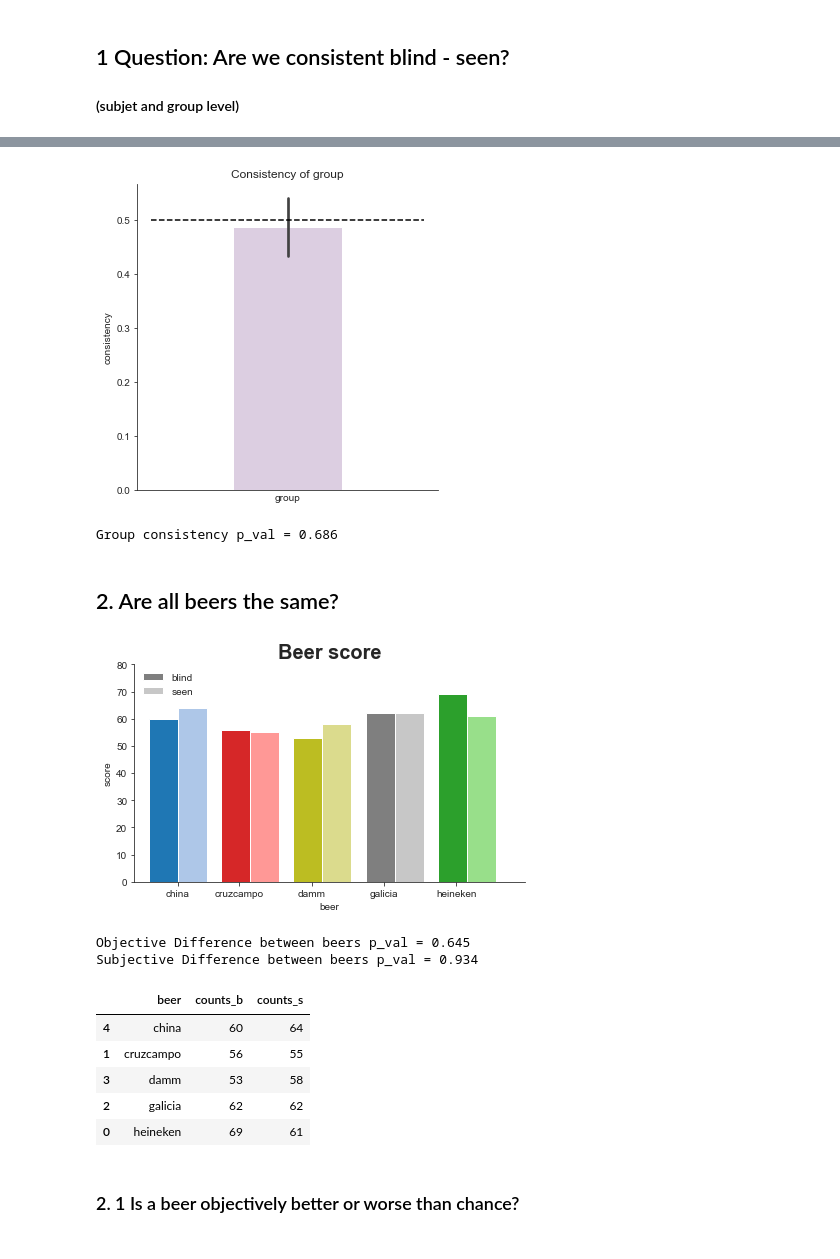
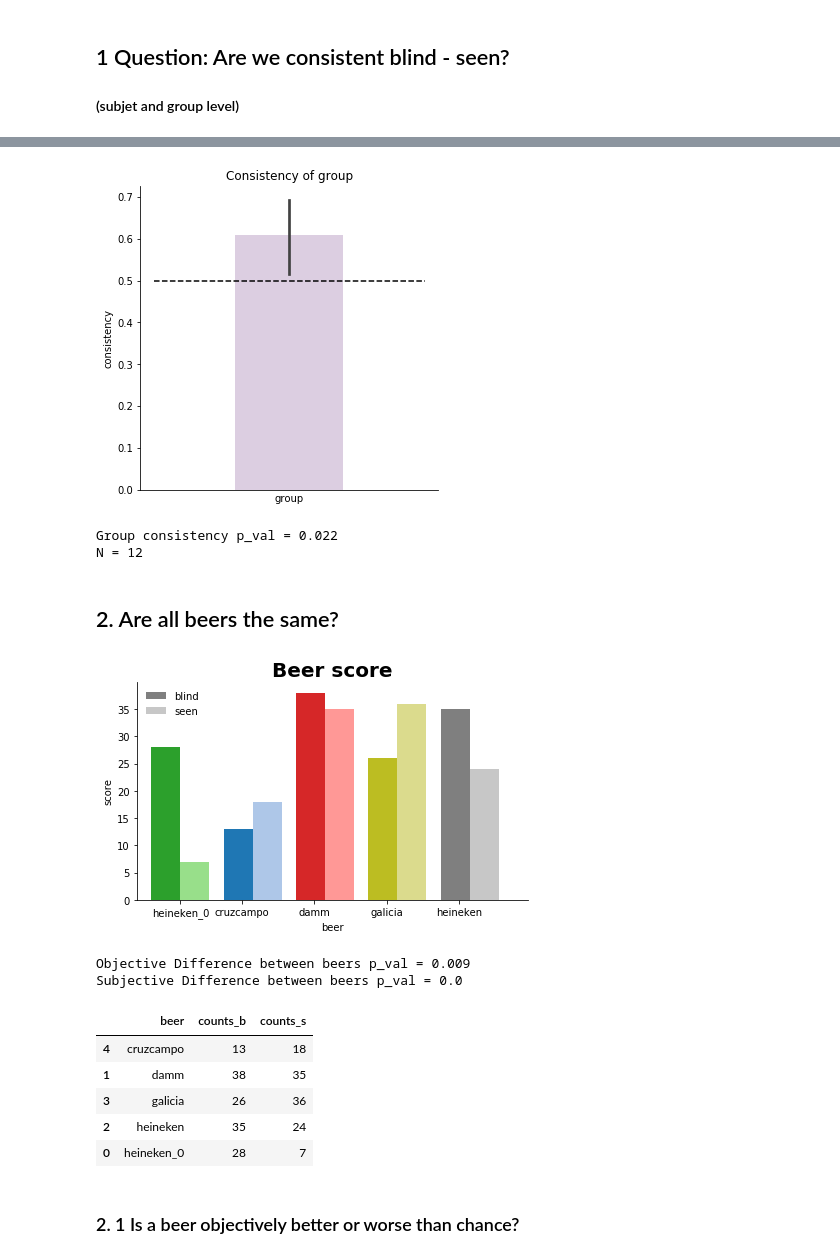
Before and after one commit to davidbestue/Retreat_2019, a Jupyter notebook: Beer_blind/beer_blind.ipynb, the cells around one changed output, grey strips where cells are left out. Cells and saved outputs as stored; diff of their text form; code cells hidden in the pictures.

```diff
--- a/Beer_blind/beer_blind.ipynb
+++ b/Beer_blind/beer_blind.ipynb
@@ -66,3 +48,8 @@ df.head(20)
+# %%
+import os
+os.getcwd()
+
+df=pd.read_excel('results.xlsx')
 # %% [markdown]
 # Stats
 # %% [markdown]
@@ -70,12 +57,12 @@ df.head(20)
 #### (subjet and group level)
 # %%
 ##
-# column of consistency (1: you are not consisten blind-seen, 0: consistent)
+# column of consistency (1: you are consistent, 0: inconsistent)
 ## 0.5 is chance level
 
 
 df['int'] = 1
-df['consistency'] = abs( df['blind'] - df['seen'] )
+df['consistency'] =1-  abs( df['blind'] - df['seen'] )
 
 ## Subjcet consistency.
 g= sns.factorplot(x='subj', y='consistency', kind='bar', data=df, color='#fed9a6', size=10)
@@ -123,19 +128,23 @@ plt.show(block=False)
 
 #As a group
 times_consistent = df.loc[df.consistency == 1, 'consistency'].count()
-p_val = stats.binom_test(times_consistent, n=len(df), p=0.5, alternative='two-sided')
+p_val = stats.binom_test(times_consistent, n=len(df) - 2*10, p=0.5, alternative='two-sided')
 
 print( 'Group consistency p_val = ' + str(round(p_val, 3)))
+###
+print('N = ' + str(len(df.subj.unique() ) -2 ) )
+#print( 'No one is performing above chance')
 # %% [output]
-[figure, old version]
+[figure, new version]
-Group consistency p_val = 0.686
+Group consistency p_val = 0.022
+N = 12
 # %% [markdown]
 ## 2. Are all beers the same?
 # %%
 ############
 ############## rank of beers by number of winning situations
 ############
-order_list = [ 'china', 'cruzcampo',  'damm',  'galicia', 'heineken' ]
+order_list = [ 'heineken_0', 'cruzcampo',  'damm',  'galicia', 'heineken' ]
 
 
 blind_win=[]
@@ -155,6 +164,9 @@ for i in range(0, len(df)):
         seen_win.append(  df['beer1'].iloc[i]  )
     elif res_s ==1:
         seen_win.append(  df['beer2'].iloc[i]  )
+    else:
+        seen_win.append(np.nan)
+
 
 
 
@@ -210,45 +222,45 @@ ax.set_title('Beer score', fontsize=20, weight='demibold')
 plt.xlabel('beer')
 plt.ylabel('score')
 plt.xlim(-width, 5)
-plt.ylim(0, 80)
+#plt.ylim(0, 80)
 plt.bar(10,1, color='#7f7f7f', label='blind')
 plt.bar(10,1, color= '#c7c7c7', label='seen')
 plt.legend(frameon=False)
 
 plt.gca().spines['right'].set_visible(False)
 plt.gca().spines['top'].set_visible(False)
 plt.gca().get_xaxis().tick_bottom()
 plt.gca().get_yaxis().tick_left()
 plt.show()
 
 
 
 ## Calculate all together with a Chi Square
 ## If they are all the same, they should win 20% of the times each.
 
 f_obs = list(df_bs.counts_b)
 f_exp = [0.2*len(df) for i in range(0,5)]
 
 p_val = chisquare(f_obs, f_exp)[1]
 print( 'Objective Difference between beers p_val = ' + str(round(p_val, 3)))
 
 f_obs = list(df_bs.counts_s)
 f_exp = [0.2*len(df) for i in range(0,5)]
 
 p_val = chisquare(f_obs, f_exp)[1]
 print( 'Subjective Difference between beers p_val = ' + str(round(p_val, 3)))
 
 df_bs.sort_values('beer')
 # %% [output]
-[figure, old version]
+[figure, new version]
-Objective Difference between beers p_val = 0.645
-Subjective Difference between beers p_val = 0.934
+Objective Difference between beers p_val = 0.009
+Subjective Difference between beers p_val = 0.0
 |  | beer | counts_b | counts_s |
-| 4 | china | 60 | 64 |
-| 1 | cruzcampo | 56 | 55 |
-| 3 | damm | 53 | 58 |
-| 2 | galicia | 62 | 62 |
-| 0 | heineken | 69 | 61 |
+| 4 | cruzcampo | 13 | 18 |
+| 1 | damm | 38 | 35 |
+| 3 | galicia | 26 | 36 |
+| 2 | heineken | 35 | 24 |
+| 0 | heineken_0 | 28 | 7 |
 # %% [markdown]
 ### 2. 1 Is a beer objectively better or worse than chance?
 # %%
```
Also changed, not shown: parts of 10 cells of this notebook, 22 other files.
